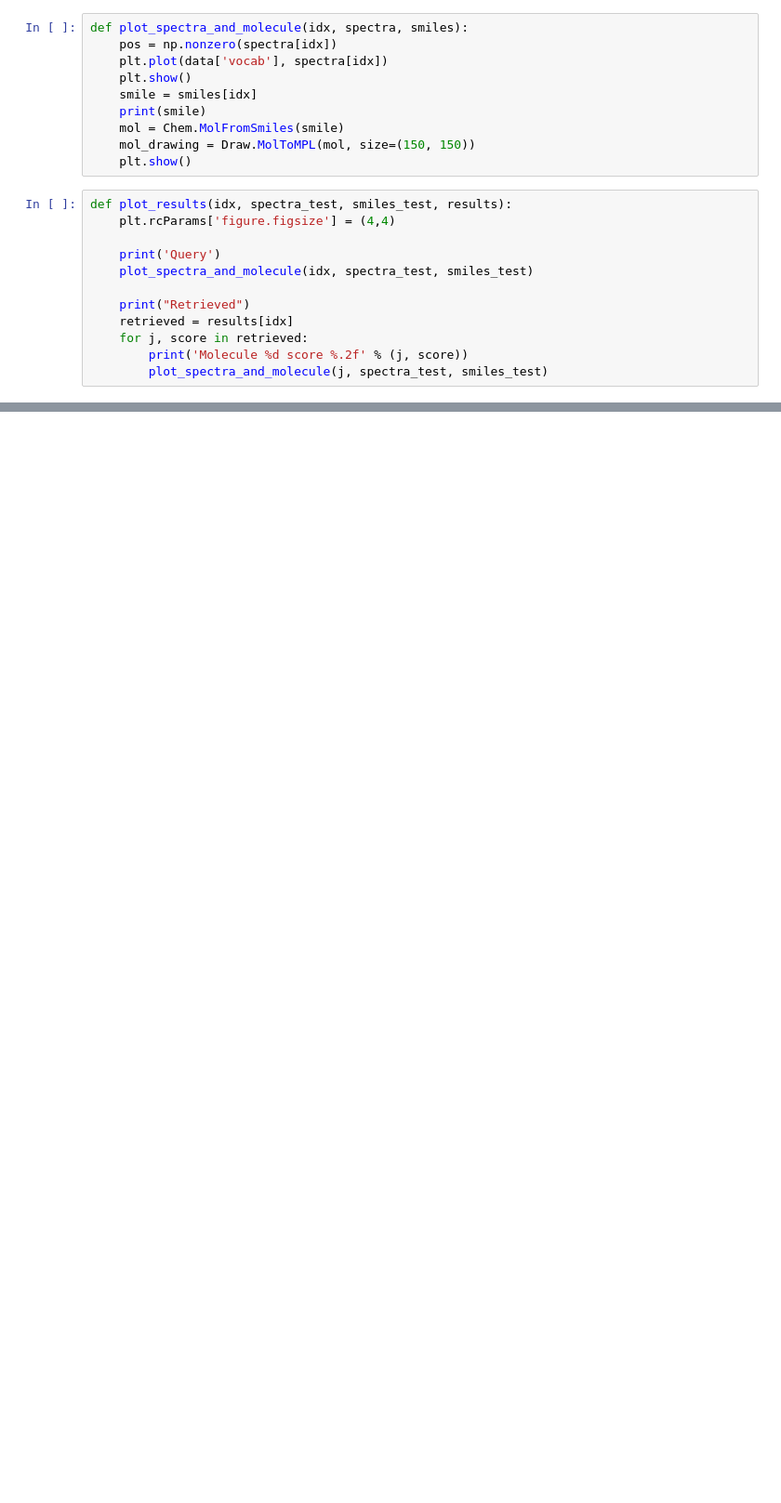
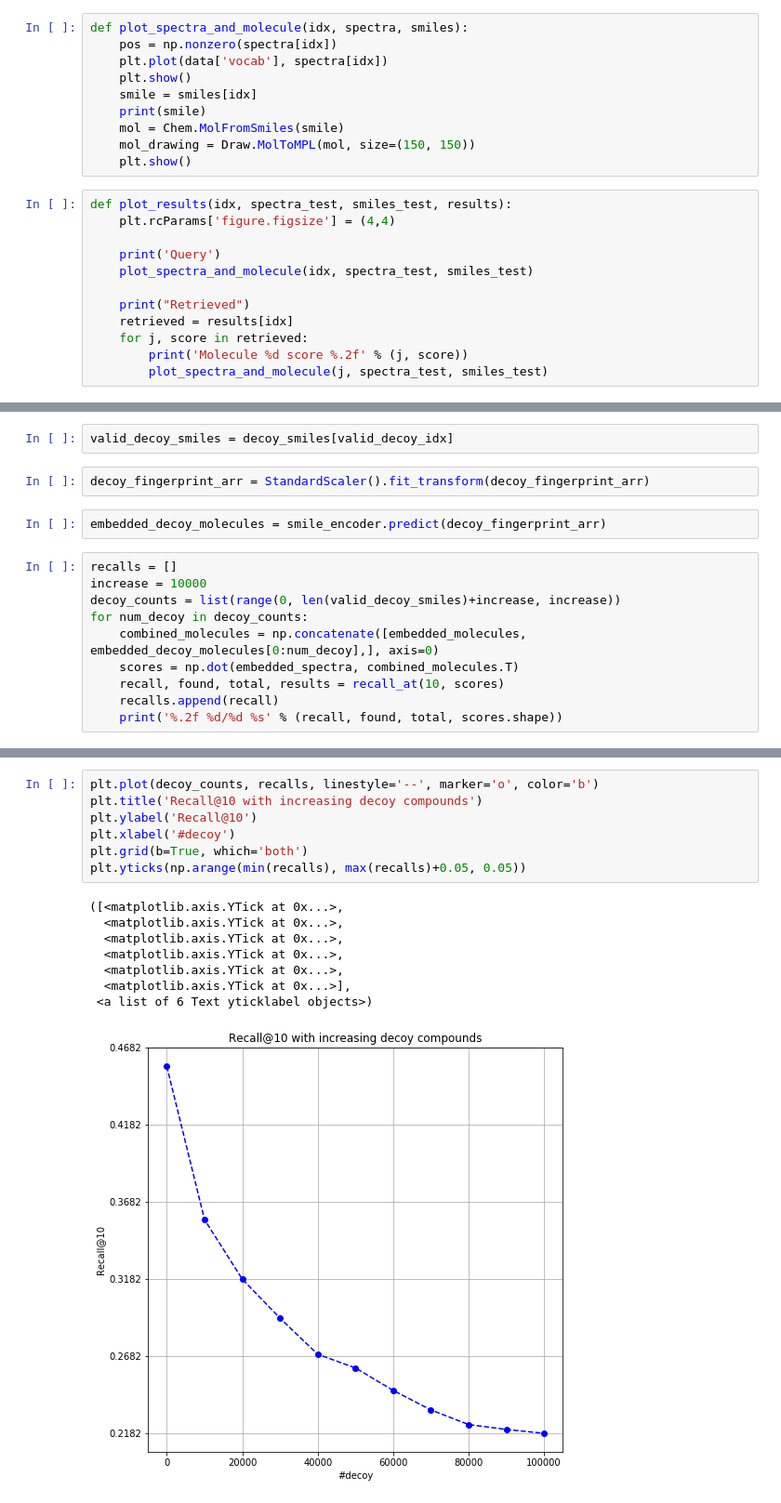
Before and after one commit to joewandy/smiles2spectra, a Jupyter notebook: notebooks/spectra_smiles_embedding_gnps.ipynb, the cells around one changed output, grey strips where cells are left out. Shown at 93% size. Saved outputs shown, nothing was run; the diff lists cells and outputs as text; blank space fills up the shorter version.

```diff
--- a/notebooks/spectra_smiles_embedding_gnps.ipynb
+++ b/notebooks/spectra_smiles_embedding_gnps.ipynb
@@ -496,0 +490,16 @@ O=C1N(C=2C=CC(Cl)=CC2C(=NC1)C3=CC=CC=C3)C
+# %%
+valid_decoy_smiles = decoy_smiles[valid_decoy_idx]
+# %%
+decoy_fingerprint_arr = StandardScaler().fit_transform(decoy_fingerprint_arr)
+# %%
+embedded_decoy_molecules = smile_encoder.predict(decoy_fingerprint_arr)
+# %%
+recalls = []
+increase = 10000
+decoy_counts = list(range(0, len(valid_decoy_smiles)+increase, increase))
+for num_decoy in decoy_counts:
+    combined_molecules = np.concatenate([embedded_molecules, embedded_decoy_molecules[0:num_decoy],], axis=0)
+    scores = np.dot(embedded_spectra, combined_molecules.T)
+    recall, found, total, results = recall_at(10, scores)
+    recalls.append(recall)
+    print('%.2f %d/%d %s' % (recall, found, total, scores.shape))
@@ -496,0 +522,16 @@ O=C1N(C=2C=CC(Cl)=CC2C(=NC1)C3=CC=CC=C3)C
+# %%
+plt.plot(decoy_counts, recalls, linestyle='--', marker='o', color='b')
+plt.title('Recall@10 with increasing decoy compounds')
+plt.ylabel('Recall@10')
+plt.xlabel('#decoy')
+plt.grid(b=True, which='both')
+plt.yticks(np.arange(min(recalls), max(recalls)+0.05, 0.05))
+# %% [output]
+([<matplotlib.axis.YTick at 0x...>,
+  <matplotlib.axis.YTick at 0x...>,
+  <matplotlib.axis.YTick at 0x...>,
+  <matplotlib.axis.YTick at 0x...>,
+  <matplotlib.axis.YTick at 0x...>,
+  <matplotlib.axis.YTick at 0x...>],
+ <a list of 6 Text yticklabel objects>)
+[figure, added]
```
Also changed, not shown: parts of 22 cells of this notebook, 4 other files.
